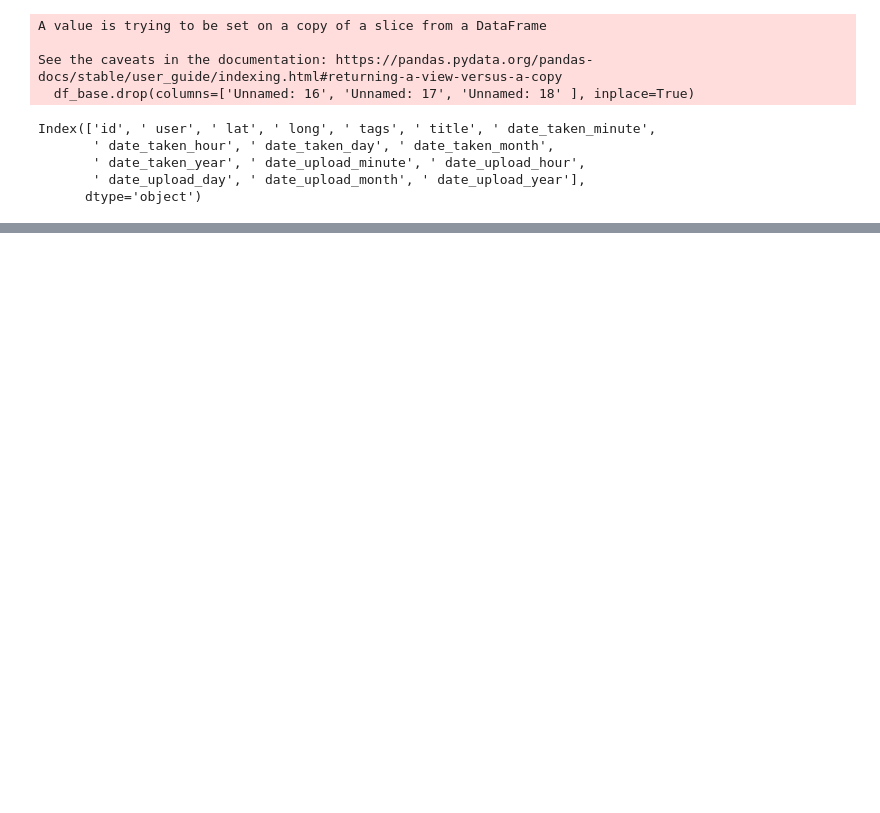
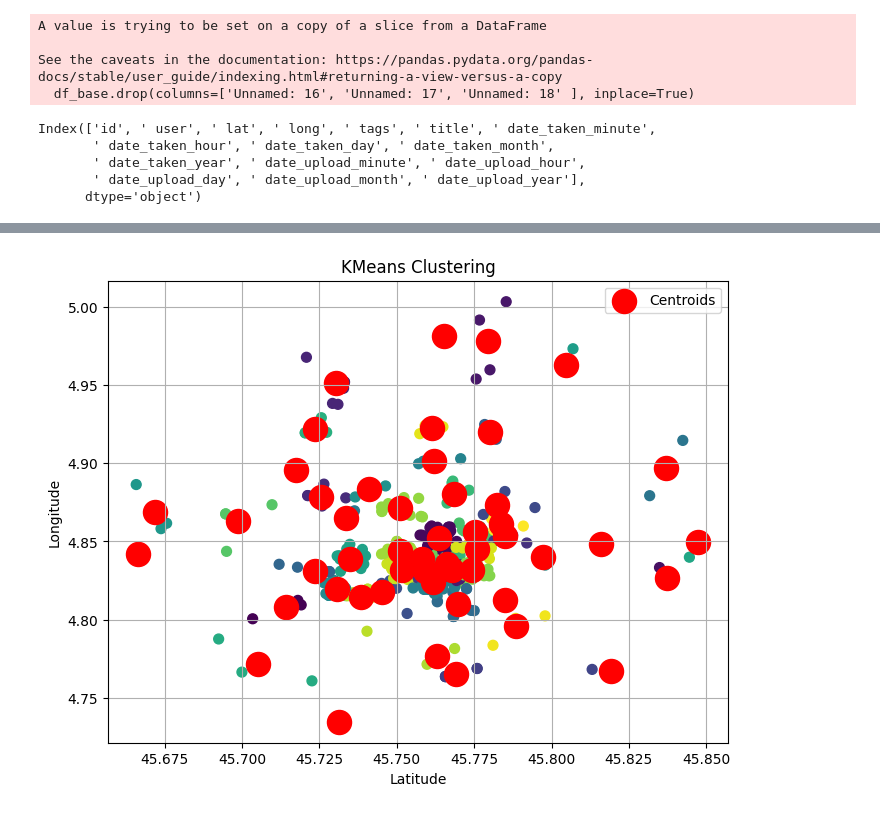
Before and after one commit to yolaatar/4IF_data_mining, a Jupyter notebook: data-analysis.ipynb, the cells around one changed output, grey strips where cells are left out. Drawn from its saved outputs; the diff is of its cells as text; code cells hidden in the pictures; blank space fills up the shorter version.

```diff
--- a/data-analysis.ipynb
+++ b/data-analysis.ipynb
@@ -163,0 +199,27 @@ KeyboardInterrupt:
+# %%
+# Perform KMeans clustering with the chosen number of clusters (e.g., 3)
+kmeans = KMeans(n_clusters=50, random_state=42)
+kmeans.fit(scaled_data)
+
+# Add cluster labels back to the original sampled data
+sampled_data['Cluster'] = kmeans.labels_
+
+# Visualization of clusters
+plt.figure(figsize=(8, 6))
+plt.scatter(
+    sampled_data[' lat'], sampled_data[' long'],
+    c=sampled_data['Cluster'], cmap='viridis', s=50
+)
+plt.scatter(
+    scaler.inverse_transform(kmeans.cluster_centers_)[:, 0],
+    scaler.inverse_transform(kmeans.cluster_centers_)[:, 1],
+    s=300, c='red', label='Centroids'
+)
+plt.title("KMeans Clustering")
+plt.xlabel("Latitude")
+plt.ylabel("Longitude")
+plt.legend()
+plt.grid(True)
+plt.show()
+# %% [output]
+[figure, added]
```
Also changed, not shown: parts of 5 cells of this notebook.
